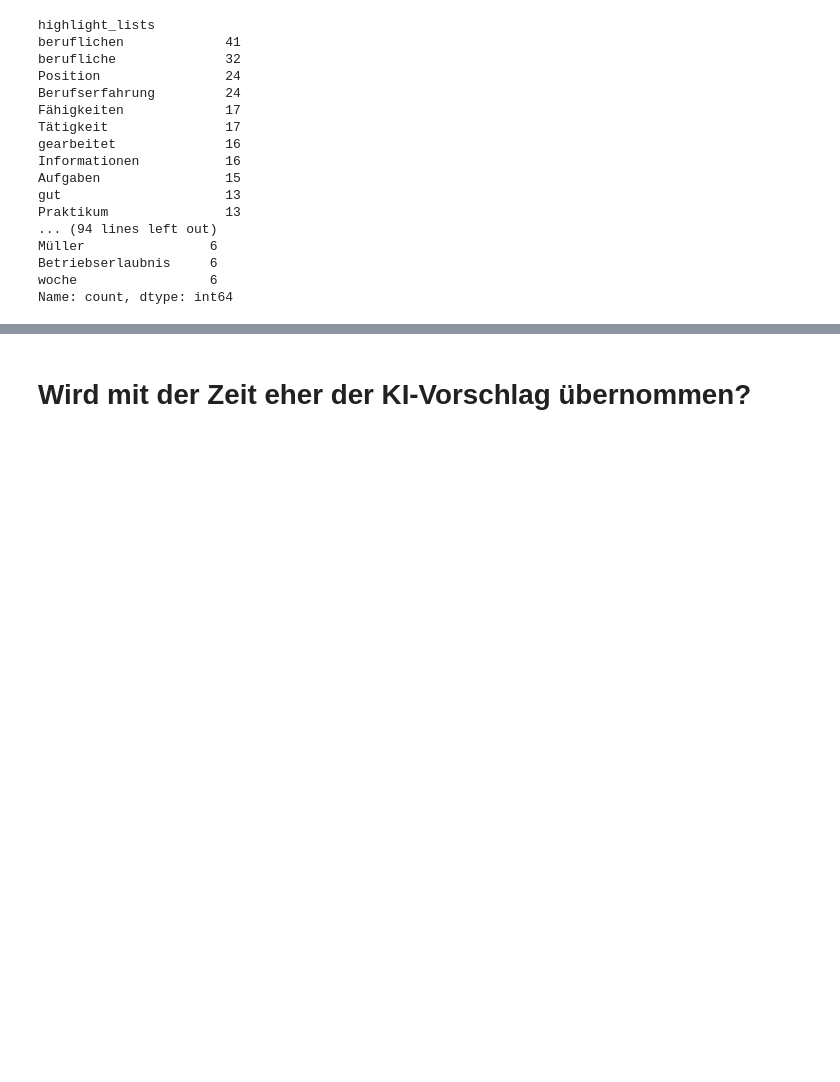
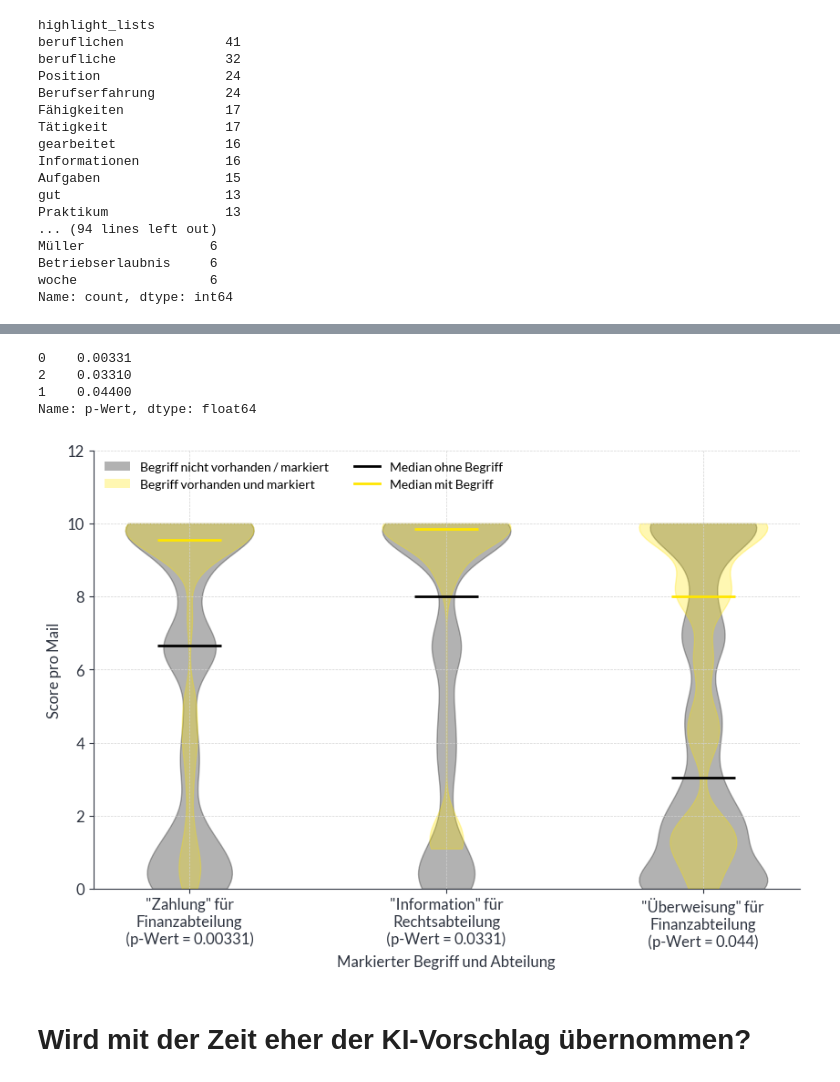
Before and after one commit to anacision-de/postkorb-panic, a Jupyter notebook: analysis/Analysis_Andy.ipynb, the cells around one changed output, grey strips where cells are left out. Drawn from its saved outputs; the diff is of its cells as text; code cells hidden in the pictures; blank space fills up the shorter version.

```diff
--- a/analysis/Analysis_Andy.ipynb
+++ b/analysis/Analysis_Andy.ipynb
@@ -539,3 +626,42 @@ Score bei Kundenservice mit 'Online' ist 5.972727272727273, und ohne 5.080612244
+# %%
+fig, ax = plt.subplots(figsize=(10, 10/8*5))
+for i in range(significant_cases.shape[0]):
+    b = ax.violinplot([significant_cases['Scores ohne Stichwort'][i]], positions=[i], showmedians=True, showextrema=False, bw_method=0.15)
+    for pc in b["bodies"]:  # type: ignore
+        pc.set_color("black")
+    b["cmedians"].set_colors("black")  # type: ignore
+    a = ax.violinplot([significant_cases['Scores mit Stichwort'][i]], positions=[i], showmedians=True, showextrema=False, bw_method=0.15)
+    for pc in a["bodies"]:  # type: ignore
+        pc.set_color("#FFE600")
+    a["cmedians"].set_colors("#FFE600")  # type: ignore
+
+alpha_black = b['bodies'][0].get_facecolor()[0][3]
+alpha_yellow = a['bodies'][0].get_facecolor()[0][3]
+
+legende = [
+    Patch(facecolor='black', edgecolor=None, label='Begriff nicht vorhanden / markiert', alpha = alpha_black),
+    Patch(facecolor='#FFE600', edgecolor=None, label='Begriff vorhanden und markiert', alpha = alpha_yellow),
+    Line2D([0], [0], color='black', linewidth=2, label='Median ohne Begriff'),
+    Line2D([0], [0], color='#FFE600', linewidth=2, label='Median mit Begriff')
+]
+
+print(significant_cases['p-Wert'])
+
+ax.legend(loc = 'upper left', handles=legende, ncol = 2)
+
+tick_names = '"' + significant_cases.Stichwort + '" für\n' + significant_cases.Abteilung + '\n(p-Wert = ' + significant_cases['p-Wert'].astype(str) + ')'
+ax.set_xticks(list(range(significant_cases.shape[0])), tick_names)
+plt.xlabel("Markierter Begriff und Abteilung")
+plt.ylabel("Score pro Mail")
+ax.set_ylim((0, 12))
+plt.savefig("./bilder/Markierungen.pdf")
+plt.show()
+# %% [output]
+0    0.00331
+2    0.03310
+1    0.04400
+Name: p-Wert, dtype: float64
+[figure, added]
 # %% [markdown]
 # Wird mit der Zeit eher der KI-Vorschlag übernommen?
 # %%
```
Also changed, not shown: parts of 34 cells of this notebook, 5 other files.
